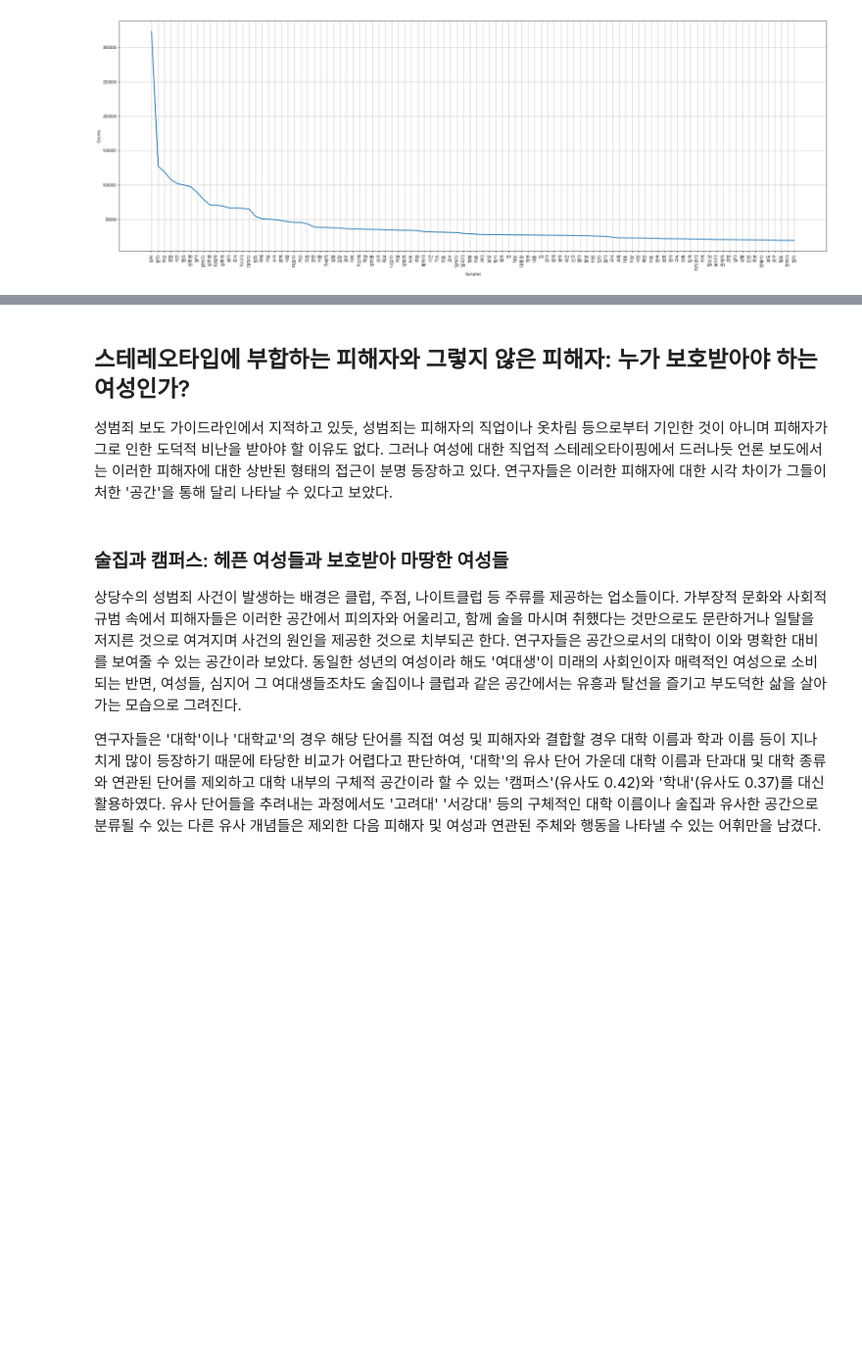
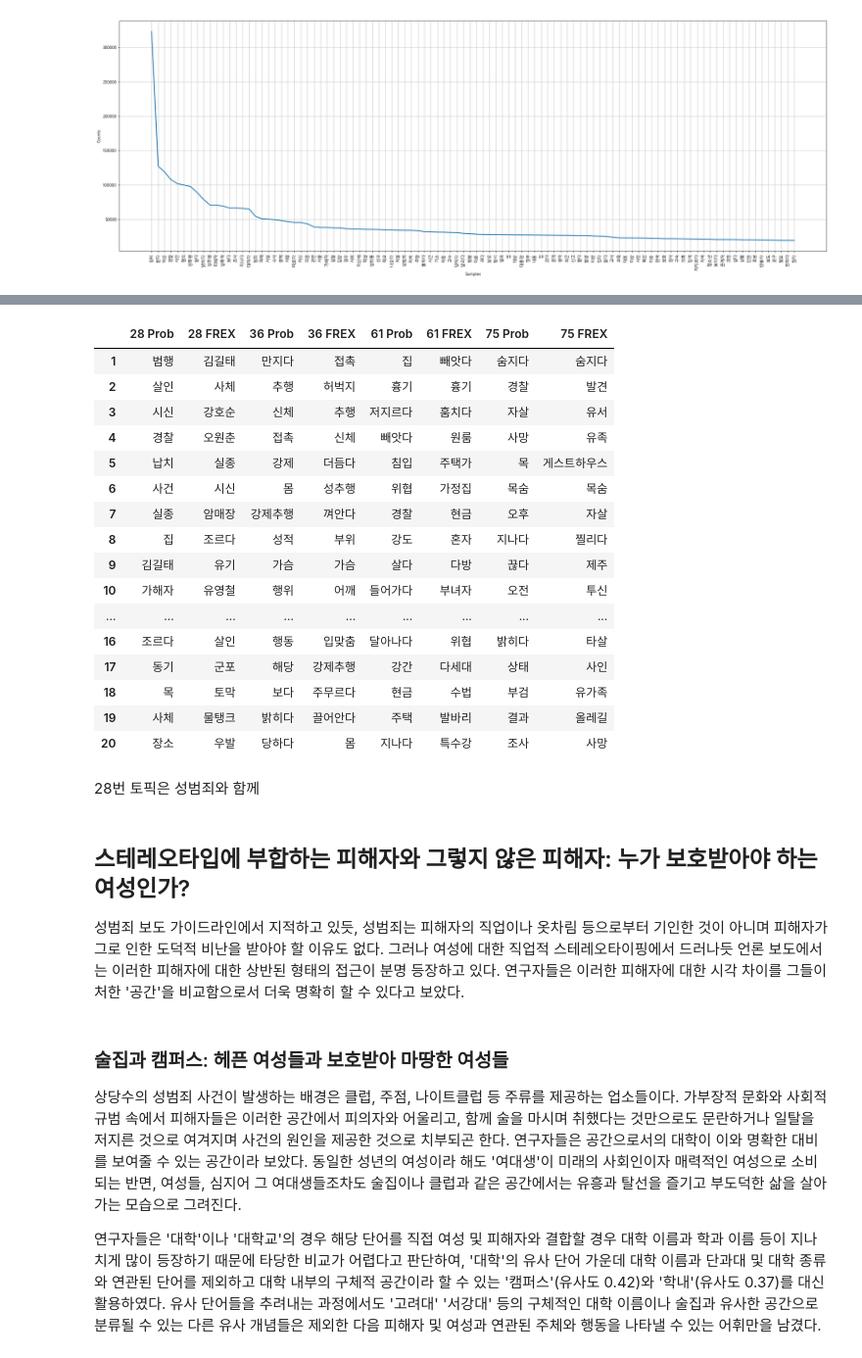
Before and after one commit to ChangdongOh/mediaframe_sexualviolence, a Jupyter notebook: Method & Analysis.ipynb, the cells around one changed output, grey strips where cells are left out. Shown at 98% size. Saved outputs shown, nothing was run; the diff lists cells and outputs as text; code cells hidden in the pictures; blank space fills up the shorter version.

```diff
--- a/Method & Analysis.ipynb
+++ b/Method & Analysis.ipynb
@@ -247,7 +316,30 @@ df
+# %%
+df = pd.read_csv('Topics 95.csv')
+df[[i for i in df.columns if bool(re.search('28|36|61|75', i)) and bool(re.search('Prob|FREX', i))]].loc[1:20,]
+# %% [output]
+|  | 28 Prob | 28 FREX | 36 Prob | 36 FREX | 61 Prob | 61 FREX | 75 Prob | 75 FREX |
+| 1 | 범행 | 김길태 | 만지다 | 접촉 | 집 | 빼앗다 | 숨지다 | 숨지다 |
+| 2 | 살인 | 사체 | 추행 | 허벅지 | 흉기 | 흉기 | 경찰 | 발견 |
+| 3 | 시신 | 강호순 | 신체 | 추행 | 저지르다 | 훔치다 | 자살 | 유서 |
+| 4 | 경찰 | 오원춘 | 접촉 | 신체 | 빼앗다 | 원룸 | 사망 | 유족 |
+| 5 | 납치 | 실종 | 강제 | 더듬다 | 침입 | 주택가 | 목 | 게스트하우스 |
+| 6 | 사건 | 시신 | 몸 | 성추행 | 위협 | 가정집 | 목숨 | 목숨 |
+| 7 | 실종 | 암매장 | 강제추행 | 껴안다 | 경찰 | 현금 | 오후 | 자살 |
+| 8 | 집 | 조르다 | 성적 | 부위 | 강도 | 혼자 | 지나다 | 찔리다 |
+| 9 | 김길태 | 유기 | 가슴 | 가슴 | 살다 | 다방 | 끊다 | 제주 |
+| 10 | 가해자 | 유영철 | 행위 | 어깨 | 들어가다 | 부녀자 | 오전 | 투신 |
+| ... | ... | ... | ... | ... | ... | ... | ... | ... |
+| 16 | 조르다 | 살인 | 행동 | 입맞춤 | 달아나다 | 위협 | 밝히다 | 타살 |
+| 17 | 동기 | 군포 | 해당 | 강제추행 | 강간 | 다세대 | 상태 | 사인 |
+| 18 | 목 | 토막 | 보다 | 주무르다 | 현금 | 수법 | 부검 | 유가족 |
+| 19 | 사체 | 물탱크 | 밝히다 | 끌어안다 | 주택 | 발바리 | 결과 | 올레길 |
+| 20 | 장소 | 우발 | 당하다 | 몸 | 지나다 | 특수강 | 조사 | 사망 |
+# %% [markdown]
+28번 토픽은 성범죄와 함께
 # %% [markdown]
 ## 스테레오타입에 부합하는 피해자와 그렇지 않은 피해자: 누가 보호받아야 하는 여성인가?
 
-성범죄 보도 가이드라인에서 지적하고 있듯, 성범죄는 피해자의 직업이나 옷차림 등으로부터 기인한 것이 아니며 피해자가 그로 인한 도덕적 비난을 받아야 할 이유도 없다. 그러나 여성에 대한 직업적 스테레오타이핑에서 드러나듯 언론 보도에서는 이러한 피해자에 대한 상반된 형태의 접근이 분명 등장하고 있다. 연구자들은 이러한 피해자에 대한 시각 차이가 그들이 처한 '공간'을 통해 달리 나타날 수 있다고 보았다.
+성범죄 보도 가이드라인에서 지적하고 있듯, 성범죄는 피해자의 직업이나 옷차림 등으로부터 기인한 것이 아니며 피해자가 그로 인한 도덕적 비난을 받아야 할 이유도 없다. 그러나 여성에 대한 직업적 스테레오타이핑에서 드러나듯 언론 보도에서는 이러한 피해자에 대한 상반된 형태의 접근이 분명 등장하고 있다. 연구자들은 이러한 피해자에 대한 시각 차이를 그들이 처한 '공간'을 비교함으로서 더욱 명확히 할 수 있다고 보았다.
 # %% [markdown]
 ### 술집과 캠퍼스: 헤픈 여성들과 보호받아 마땅한 여성들
 
```
Also changed, not shown: parts of 25 cells of this notebook, 3 other files.
